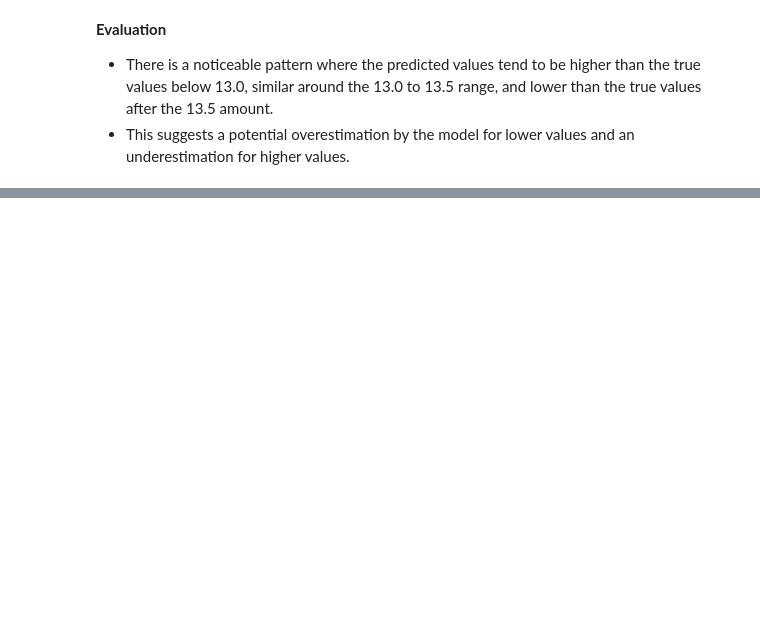
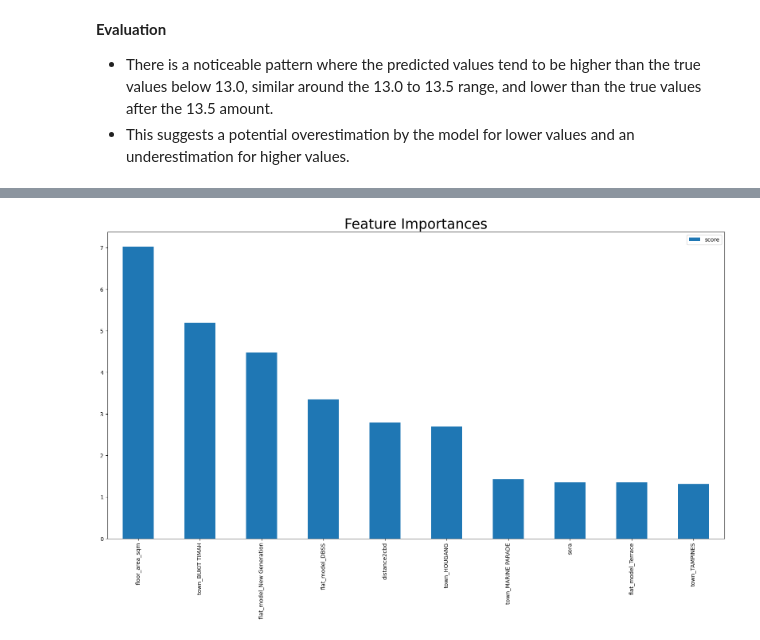
Before and after one commit to joesurf/Housing-Price-Time-Series-Forecasting, a Jupyter notebook: models/xgboost_model.ipynb, the cells around one changed output, grey strips where cells are left out. Drawn from its saved outputs; the diff is of its cells as text; code cells hidden in the pictures; blank space fills up the shorter version.

```diff
--- a/models/xgboost_model.ipynb
+++ b/models/xgboost_model.ipynb
@@ -321,0 +278,12 @@ plt.show()
+# %%
+importance_scores = grid_search.best_estimator_.get_booster().get_score(importance_type='gain')
+
+keys = list(importance_scores.keys())
+values = list(importance_scores.values())
+
+data = pd.DataFrame(data=values, index=keys, columns=["score"]).sort_values(by="score", ascending=True)
+data.nlargest(10, columns="score").plot(kind='bar', figsize = (20,10))
+plt.title('Feature Importances', fontsize=25)
+plt.show()
+# %% [output]
+[figure, added]
```
Also changed, not shown: parts of 38 cells of this notebook, 1 other file.
